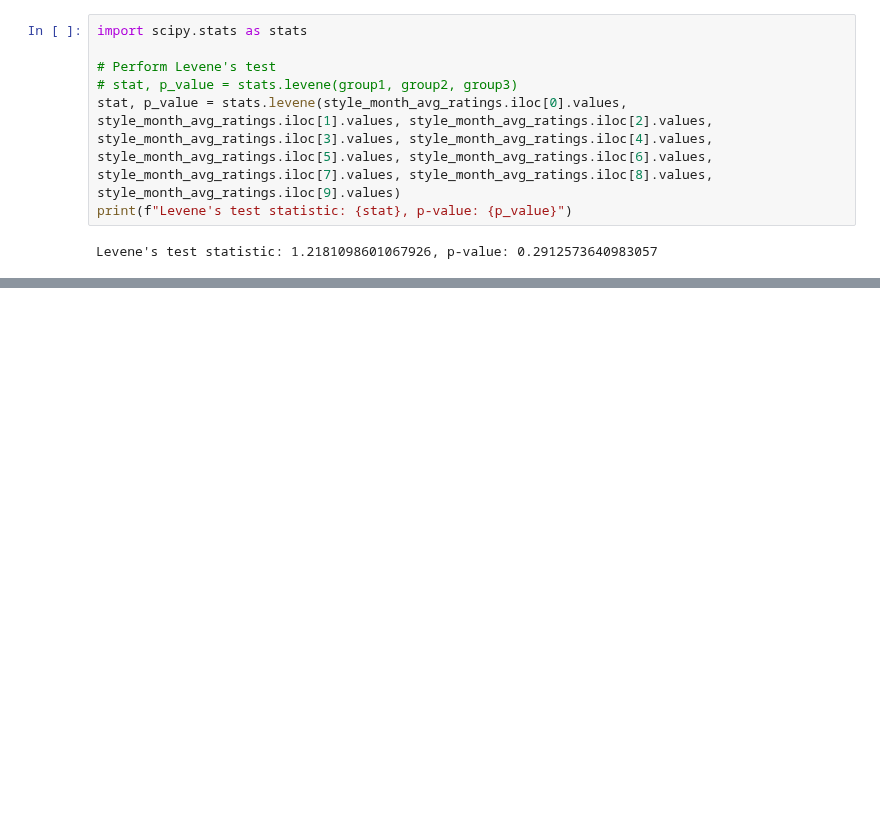
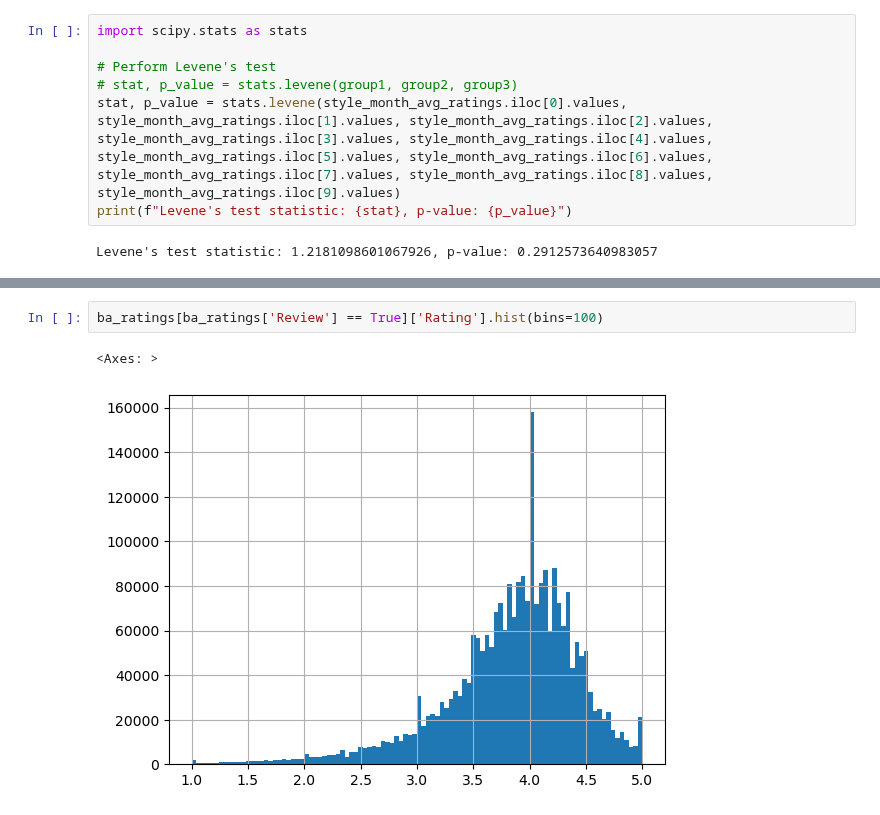
Before and after one commit to epfl-ada/ada-2024-project-leonardodatavinci, a Jupyter notebook: casimirStep1BeerAdvocate.ipynb, the cells around one changed output, grey strips where cells are left out. Drawn from its saved outputs; the diff is of its cells as text; blank space fills up the shorter version.

```diff
--- a/casimirStep1BeerAdvocate.ipynb
+++ b/casimirStep1BeerAdvocate.ipynb
@@ -438,0 +470,5 @@ Levene's test statistic: 1.2181098601067926, p-value: 0.2912573640983057
+# %%
+ba_ratings[ba_ratings['Review'] == True]['Rating'].hist(bins=100)
+# %% [output]
+<Axes: >
+[figure, added]
```
Also changed, not shown: parts of 15 cells of this notebook.
